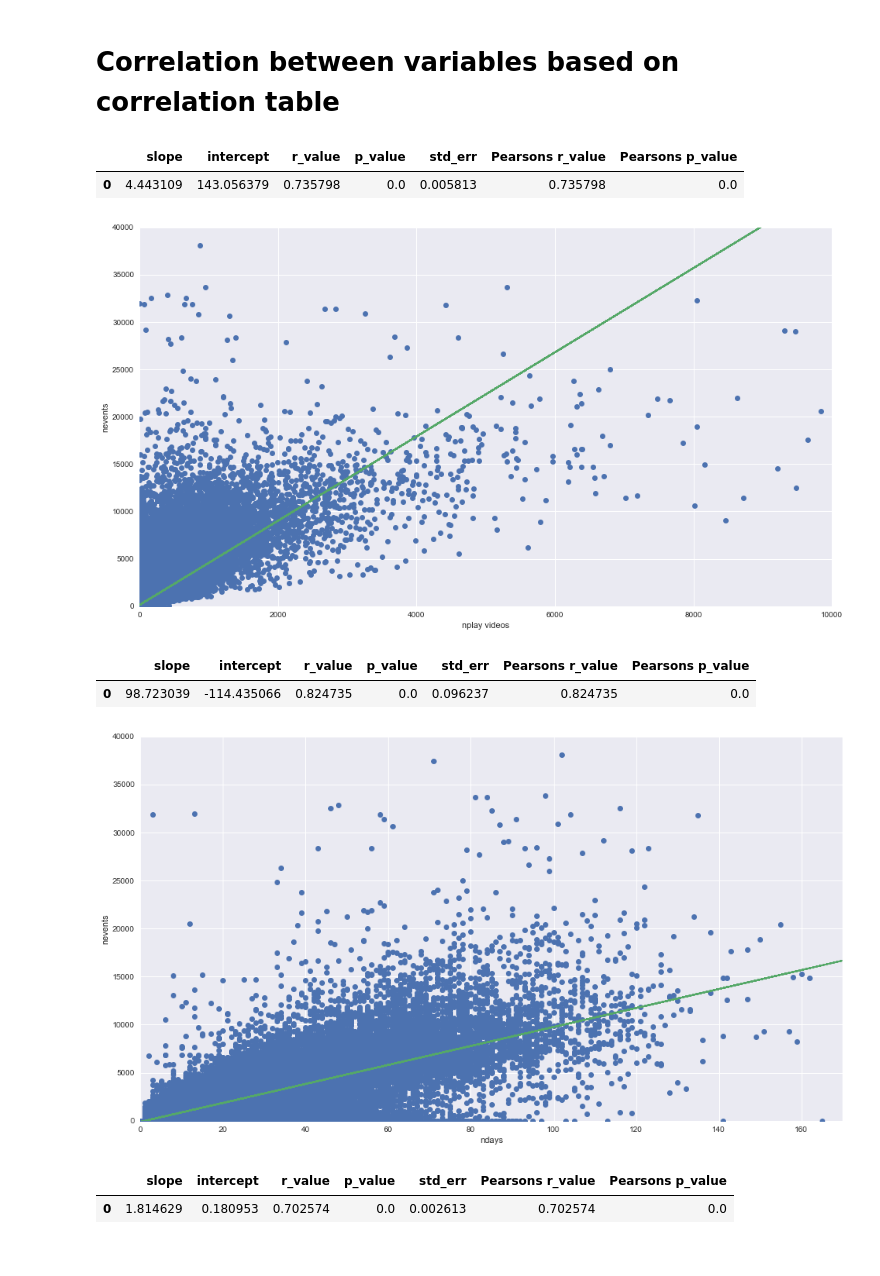
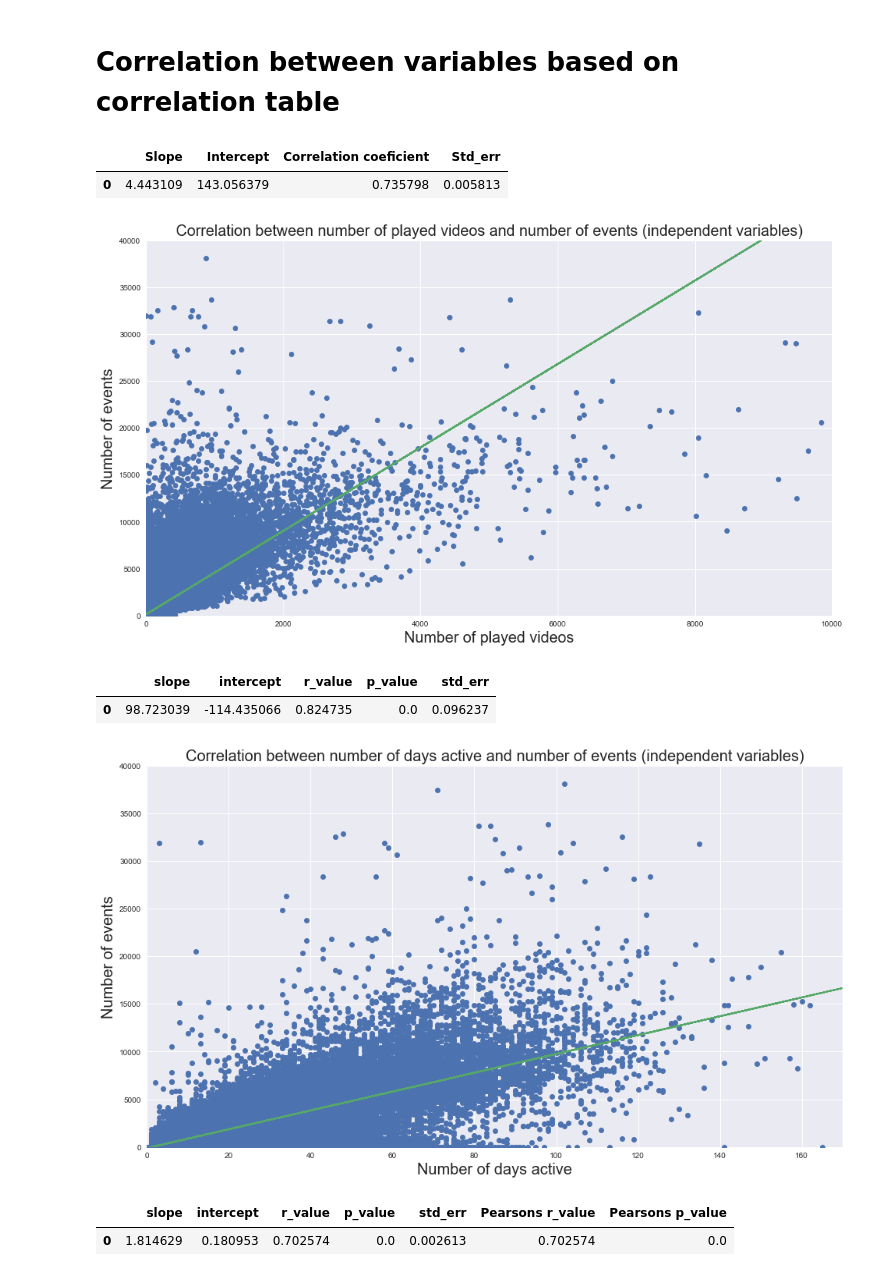
Before and after one commit to nadjalc/CSSproject, a Jupyter notebook: CSSproject.ipynb, the cells around one changed output. Saved outputs shown, nothing was run; the diff lists cells and outputs as text; code cells hidden in the pictures.

```diff
--- a/CSSproject.ipynb
+++ b/CSSproject.ipynb
@@ -191,40 +149,42 @@ sns.heatmap(data[comparison_columns].corr())
 # **Correlation between variables based on correlation table**
 # %%
 # plt.scatter(data['ndays_act'],data['nevents'])
-plt.xlabel('nplay videos')
-plt.ylabel('nevents')
+plt.xlabel('Number of played videos', fontname = "Arial", fontsize=20)
+plt.ylabel('Number of events', fontname = "Arial", fontsize=20)
+plt.title('Correlation between number of played videos and number of events (independent variables)', fontname = "Arial", fontsize=20)
 slope, intercept, r_value, p_value, std_err = stats.linregress(data['nplay_video'],data['nevents'])
-p_r_value, p_p_value = stats.pearsonr(data['nplay_video'],data['nevents'])
+#p_r_value, p_p_value = stats.pearsonr(data['nplay_video'],data['nevents'])
 line = slope* data['nplay_video']+intercept
 axes = plt.gca()
 axes.set_xlim([0,10000])
 axes.set_ylim([0,40000])
 
 plt.plot(data['nplay_video'],data['nevents'],'o', data['nplay_video'], line)
-res = pd.DataFrame([[slope, intercept, r_value, p_value, std_err, p_r_value, p_p_value]], columns=['slope', 'intercept', 'r_value', 'p_value', 'std_err', 'Pearsons r_value','Pearsons p_value'])
+res = pd.DataFrame([[slope, intercept, r_value, std_err]], columns=['Slope', 'Intercept', 'Correlation coeficient', 'Std_err'])
 res.head()
 # %% [output]
-|  | slope | intercept | r_value | p_value | std_err | Pearsons r_value | Pearsons p_value |
-| 0 | 4.443109 | 143.056379 | 0.735798 | 0.0 | 0.005813 | 0.735798 | 0.0 |
+|  | Slope | Intercept | Correlation coeficient | Std_err |
+| 0 | 4.443109 | 143.056379 | 0.735798 | 0.005813 |
-[figure, old version]
+[figure, new version]
 # %%
 # plt.scatter(data['ndays_act'],data['nevents'])
-plt.xlabel('ndays')
-plt.ylabel('nevents')
+plt.xlabel('Number of days active',  fontname = "Arial", fontsize=20)
+plt.ylabel('Number of events',  fontname = "Arial", fontsize=20)
+plt.title('Correlation between number of days active and number of events (independent variables)', fontname = "Arial", fontsize=20)
 slope, intercept, r_value, p_value, std_err = stats.linregress(data['ndays_act'],data['nevents'])
-p_r_value, p_p_value = stats.pearsonr(data['ndays_act'],data['nevents'])
+#p_r_value, p_p_value = stats.pearsonr(data['ndays_act'],data['nevents'])
 line = slope* data['ndays_act']+intercept
 axes = plt.gca()
 axes.set_xlim([0,170])
 axes.set_ylim([0,40000])
 
 plt.plot(data['ndays_act'],data['nevents'],'o', data['ndays_act'], line)
-res = pd.DataFrame([[slope, intercept, r_value, p_value, std_err, p_r_value, p_p_value]], columns=['slope', 'intercept', 'r_value', 'p_value', 'std_err', 'Pearsons r_value','Pearsons p_value'])
+res = pd.DataFrame([[slope, intercept, r_value, p_value, std_err]], columns=['slope', 'intercept', 'r_value', 'p_value', 'std_err'])
 res.head()
 # %% [output]
-|  | slope | intercept | r_value | p_value | std_err | Pearsons r_value | Pearsons p_value |
-| 0 | 98.723039 | -114.435066 | 0.824735 | 0.0 | 0.096237 | 0.824735 | 0.0 |
+|  | slope | intercept | r_value | p_value | std_err |
+| 0 | 98.723039 | -114.435066 | 0.824735 | 0.0 | 0.096237 |
-[figure, old version]
+[figure, new version]
 # %%
 plt.xlabel('nchapters')
 plt.ylabel('ndays_act')
```
Also changed, not shown: parts of 21 cells of this notebook, 2 other files.
